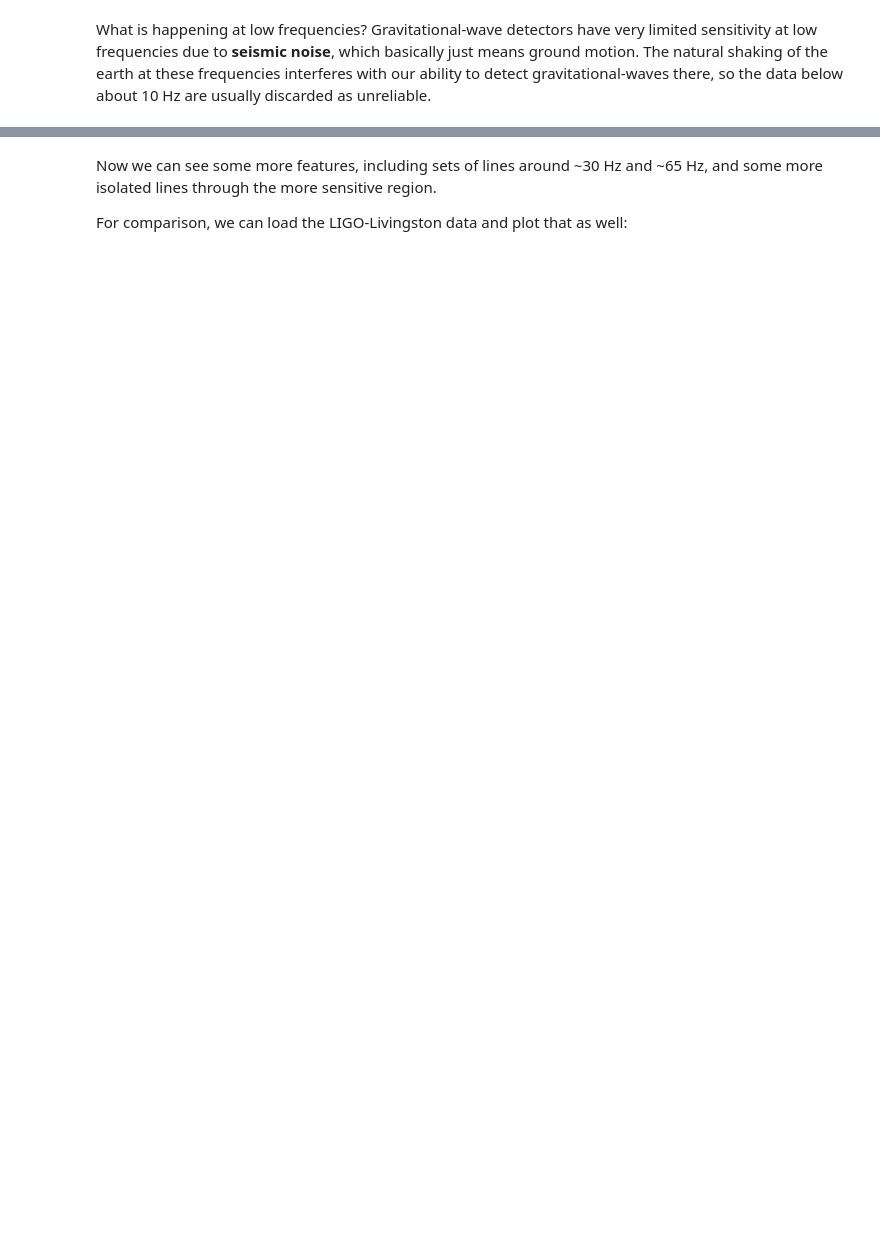
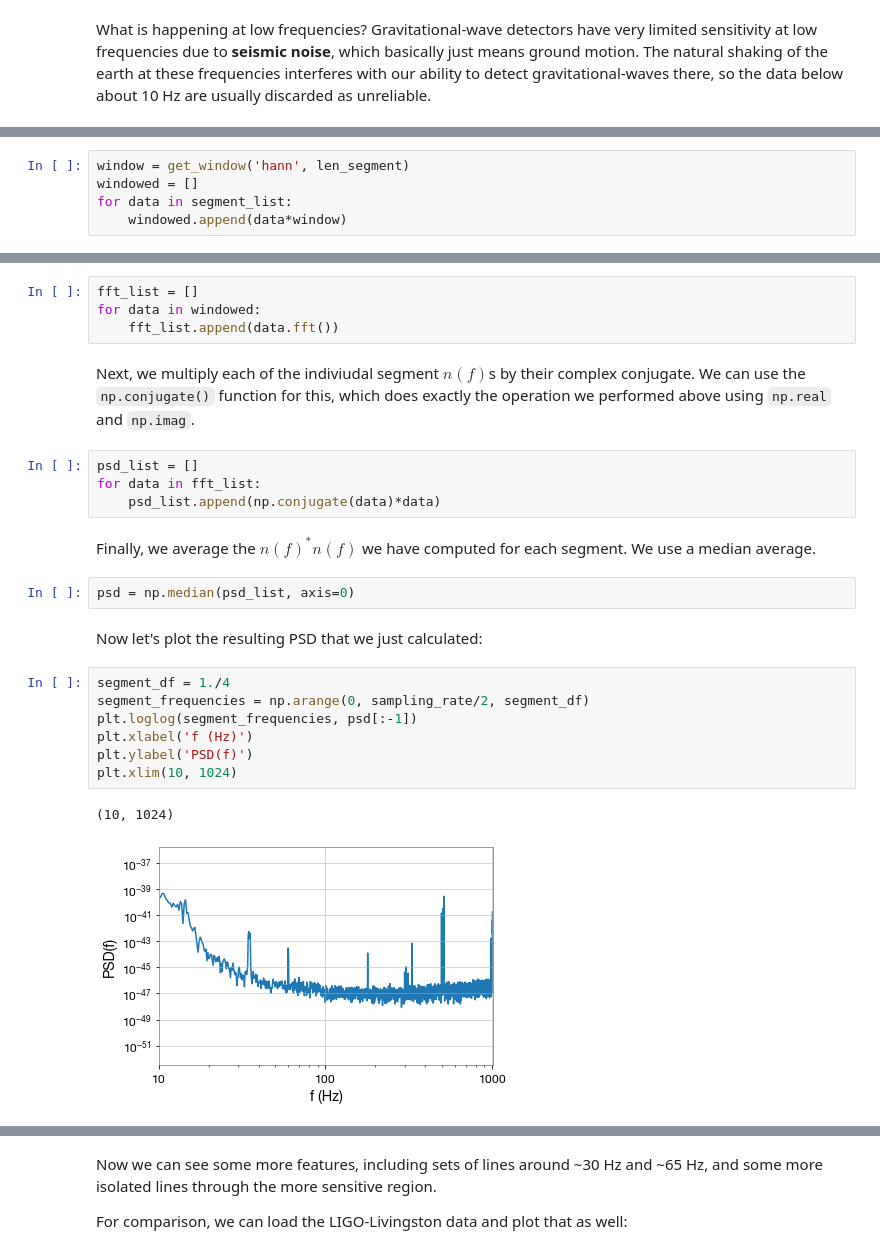
Before and after one commit to asb5468/warrior_scholars, a Jupyter notebook: working_with_LIGO_data.ipynb, the cells around one changed output, grey strips where cells are left out. Cells and saved outputs as stored; diff of their text form; blank space fills up the shorter version.

```diff
--- a/working_with_LIGO_data.ipynb
+++ b/working_with_LIGO_data.ipynb
@@ -276,0 +199,5 @@ plot.show(warn=False)
+# %%
+window = get_window('hann', len_segment)
+windowed = []
+for data in segment_list:
+    windowed.append(data*window)
@@ -276,0 +206,26 @@ plot.show(warn=False)
+# %%
+fft_list = []
+for data in windowed:
+    fft_list.append(data.fft())
+# %% [markdown]
+Next, we multiply each of the indiviudal segment $n(f)$s by their complex conjugate. We can use the `np.conjugate()` function for this, which does exactly the operation we performed above using `np.real` and `np.imag`.
+# %%
+psd_list = []
+for data in fft_list:
+    psd_list.append(np.conjugate(data)*data)
+# %% [markdown]
+Finally, we average the $n(f)^{*}n(f)$ we have computed for each segment. We use a median average.
+# %%
+psd = np.median(psd_list, axis=0)
+# %% [markdown]
+Now let's plot the resulting PSD that we just calculated:
+# %%
+segment_df = 1./4
+segment_frequencies = np.arange(0, sampling_rate/2, segment_df)
+plt.loglog(segment_frequencies, psd[:-1])
+plt.xlabel('f (Hz)')
+plt.ylabel('PSD(f)')
+plt.xlim(10, 1024)
+# %% [output]
+(10, 1024)
+[figure, added]
```
Also changed, not shown: parts of 49 cells of this notebook.
